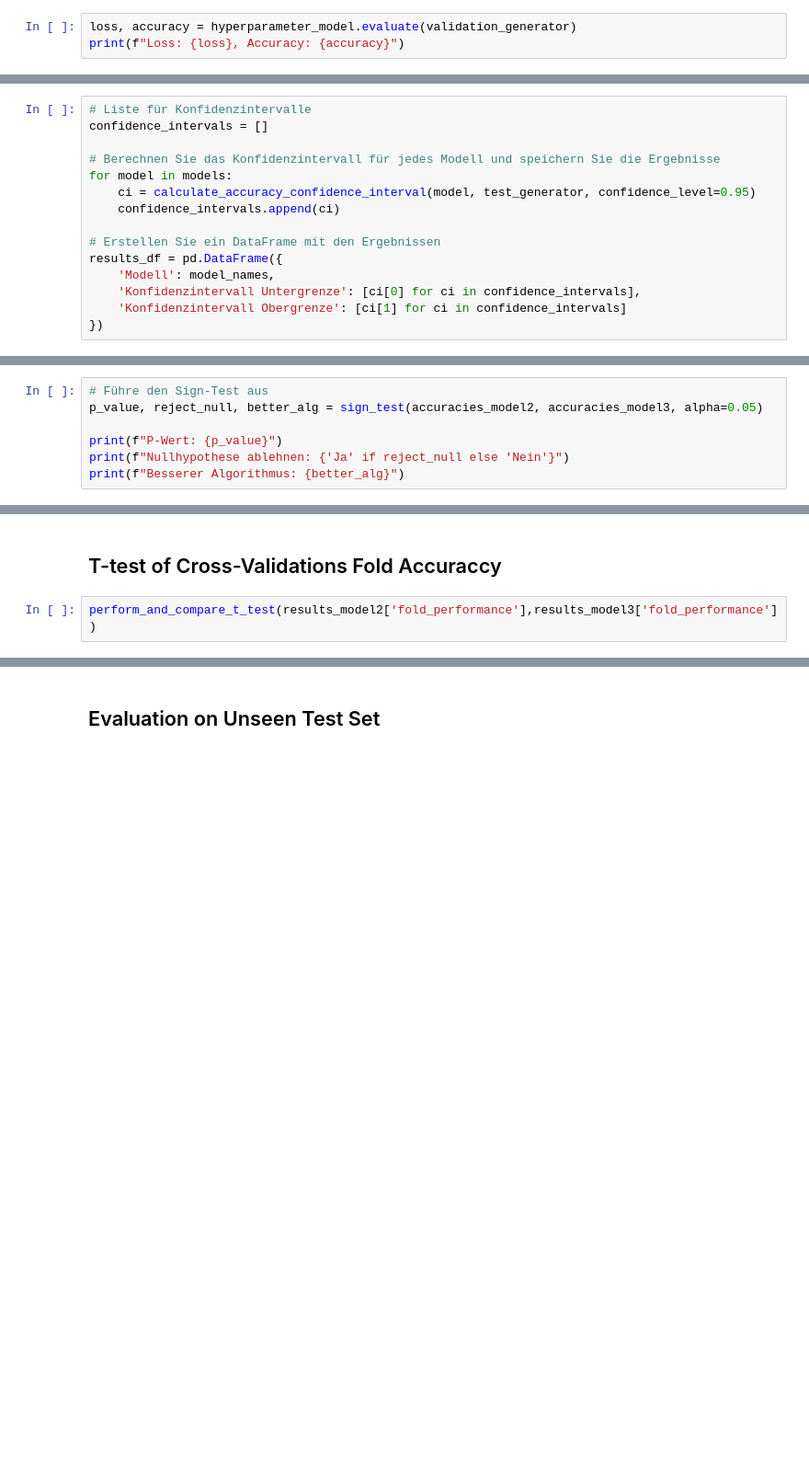
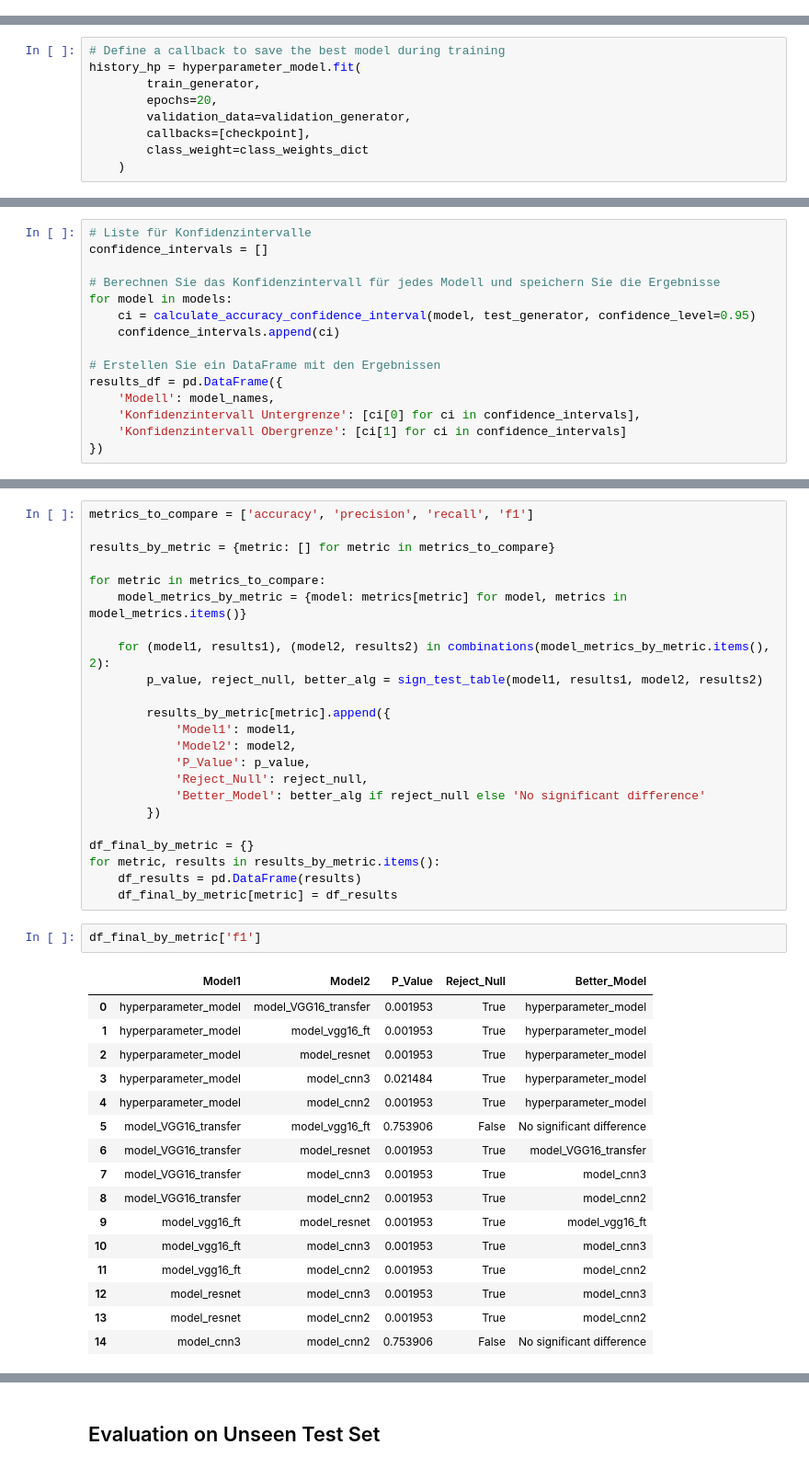
Before and after one commit to powerzarse/Machine-Learning-2, a Jupyter notebook: Semester Project.ipynb, the cells around one changed output, grey strips where cells are left out. Shown at 92% size. Drawn from its saved outputs; the diff is of its cells as text; blank space fills up the shorter version.

Commit message:
Finalisierung Code, Clean

```diff
--- a/Semester Project.ipynb
+++ b/Semester Project.ipynb
@@ -792,6 +646,3 @@ Total params: 1742124 (6.65 MB)
 Trainable params: 1741228 (6.64 MB)
 Non-trainable params: 896 (3.50 KB)
 _________________________________________________________________
-# %%
-loss, accuracy = hyperparameter_model.evaluate(validation_generator)
-print(f"Loss: {loss}, Accuracy: {accuracy}")
@@ -801 +649,10 @@ Loss: 1.2110644578933716, Accuracy: 0.7808572053909302
+# %%
+# Define a callback to save the best model during training
+history_hp = hyperparameter_model.fit(
+        train_generator,
+        epochs=20,
+        validation_data=validation_generator,
+        callbacks=[checkpoint],
+        class_weight=class_weights_dict
+    )
 # %%
@@ -1363,8 +1519 @@ results_df
-# %%
-# Führe den Sign-Test aus
-p_value, reject_null, better_alg = sign_test(accuracies_model2, accuracies_model3, alpha=0.05)
-
-print(f"P-Wert: {p_value}")
-print(f"Nullhypothese ablehnen: {'Ja' if reject_null else 'Nein'}")
-print(f"Besserer Algorithmus: {better_alg}")
 # %%
@@ -1442,4 +1610,42 @@ df_aggregated_results.sort_values(by='Rank_Total')
-# %% [markdown]
-## T-test of Cross-Validations Fold Accuraccy
-# %%
-perform_and_compare_t_test(results_model2['fold_performance'],results_model3['fold_performance'])
+# %%
+metrics_to_compare = ['accuracy', 'precision', 'recall', 'f1']
+
+results_by_metric = {metric: [] for metric in metrics_to_compare}
+
+for metric in metrics_to_compare:
+    model_metrics_by_metric = {model: metrics[metric] for model, metrics in model_metrics.items()}
+
+    for (model1, results1), (model2, results2) in combinations(model_metrics_by_metric.items(), 2):
+        p_value, reject_null, better_alg = sign_test_table(model1, results1, model2, results2)
+
+        results_by_metric[metric].append({
+            'Model1': model1,
+            'Model2': model2,
+            'P_Value': p_value,
+            'Reject_Null': reject_null,
+            'Better_Model': better_alg if reject_null else 'No significant difference'
+        })
+
+df_final_by_metric = {}
+for metric, results in results_by_metric.items():
+    df_results = pd.DataFrame(results)
+    df_final_by_metric[metric] = df_results
+# %%
+df_final_by_metric['f1']
+# %% [output]
+|  | Model1 | Model2 | P_Value | Reject_Null | Better_Model |
+| 0 | hyperparameter_model | model_VGG16_transfer | 0.001953 | True | hyperparameter_model |
+| 1 | hyperparameter_model | model_vgg16_ft | 0.001953 | True | hyperparameter_model |
+| 2 | hyperparameter_model | model_resnet | 0.001953 | True | hyperparameter_model |
+| 3 | hyperparameter_model | model_cnn3 | 0.021484 | True | hyperparameter_model |
+| 4 | hyperparameter_model | model_cnn2 | 0.001953 | True | hyperparameter_model |
+| 5 | model_VGG16_transfer | model_vgg16_ft | 0.753906 | False | No significant difference |
+| 6 | model_VGG16_transfer | model_resnet | 0.001953 | True | model_VGG16_transfer |
+| 7 | model_VGG16_transfer | model_cnn3 | 0.001953 | True | model_cnn3 |
+| 8 | model_VGG16_transfer | model_cnn2 | 0.001953 | True | model_cnn2 |
+| 9 | model_vgg16_ft | model_resnet | 0.001953 | True | model_vgg16_ft |
+| 10 | model_vgg16_ft | model_cnn3 | 0.001953 | True | model_cnn3 |
+| 11 | model_vgg16_ft | model_cnn2 | 0.001953 | True | model_cnn2 |
+| 12 | model_resnet | model_cnn3 | 0.001953 | True | model_cnn3 |
+| 13 | model_resnet | model_cnn2 | 0.001953 | True | model_cnn2 |
+| 14 | model_cnn3 | model_cnn2 | 0.753906 | False | No significant difference |
```
Also changed, not shown: parts of 67 cells of this notebook, 3 other files.
